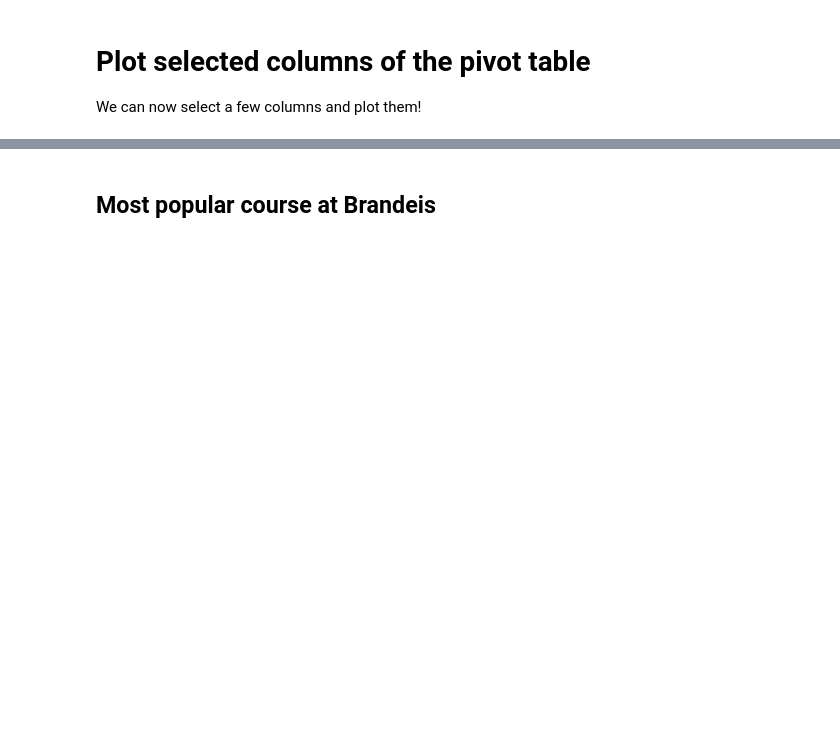
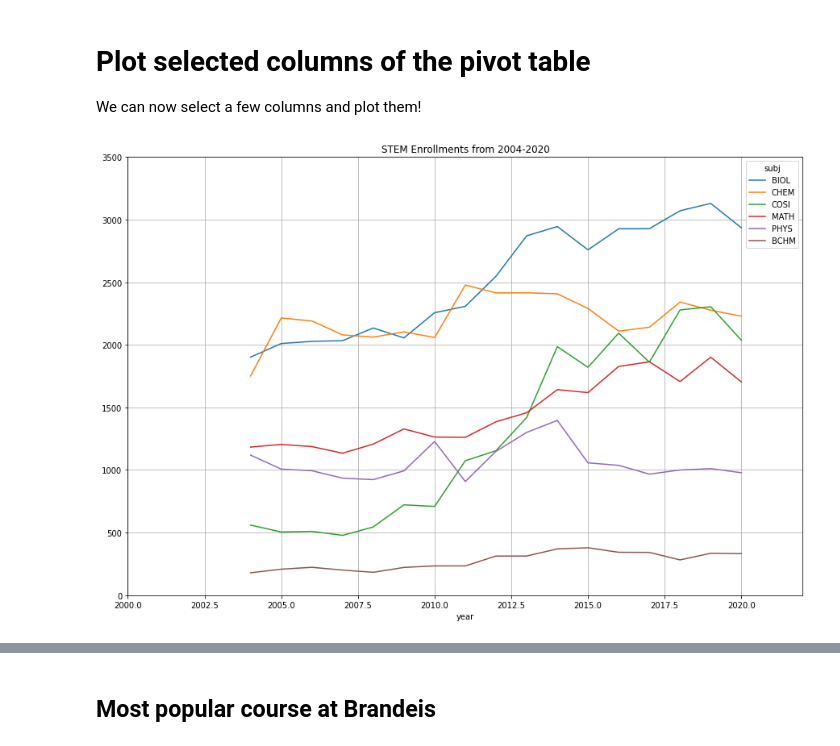
Before and after one commit to tjhickey724/cs103a, a Jupyter notebook: classes.ipynb, the cells around one changed output, grey strips where cells are left out. Saved outputs shown, nothing was run; the diff lists cells and outputs as text; code cells hidden in the pictures; blank space fills up the shorter version.

```diff
--- a/classes.ipynb
+++ b/classes.ipynb
@@ -185,7 +370,11 @@ We can now select a few columns and plot them!
 # %%
 depts_pt[['BIOL','CHEM','COSI','MATH','PHYS','BCHM']].plot(figsize=(15,10))
 plt.grid()
 plt.title("STEM Enrollments from 2004-2020")
+plt.axis([2000,2022,0,3500])
+plt.savefig('images/stemenr.png')
+# %% [output]
+[figure, added]
 # %%
 depts_pt.plot(figsize=(15,10))
 plt.legend([])
```
Also changed, not shown: parts of 20 cells of this notebook, 2 other files.
